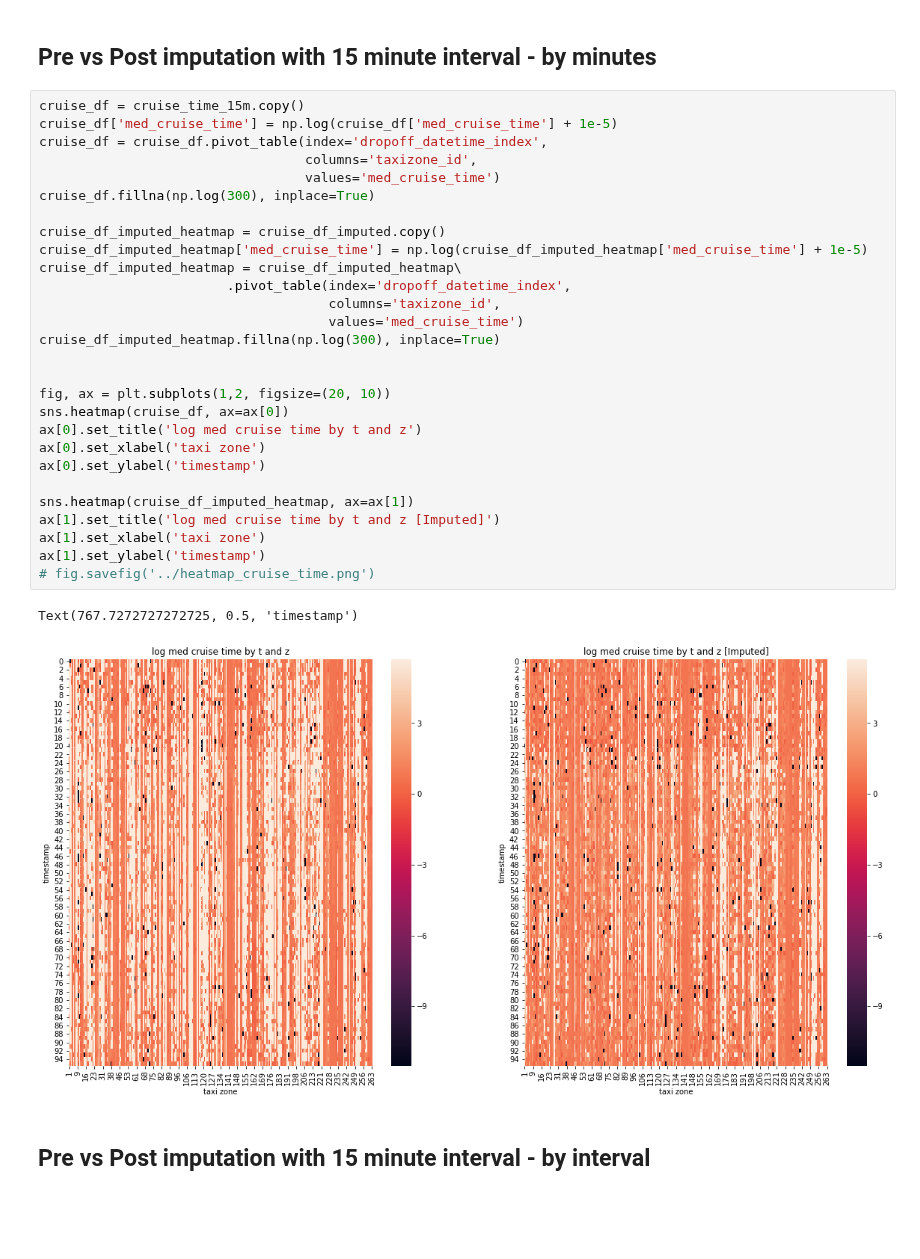
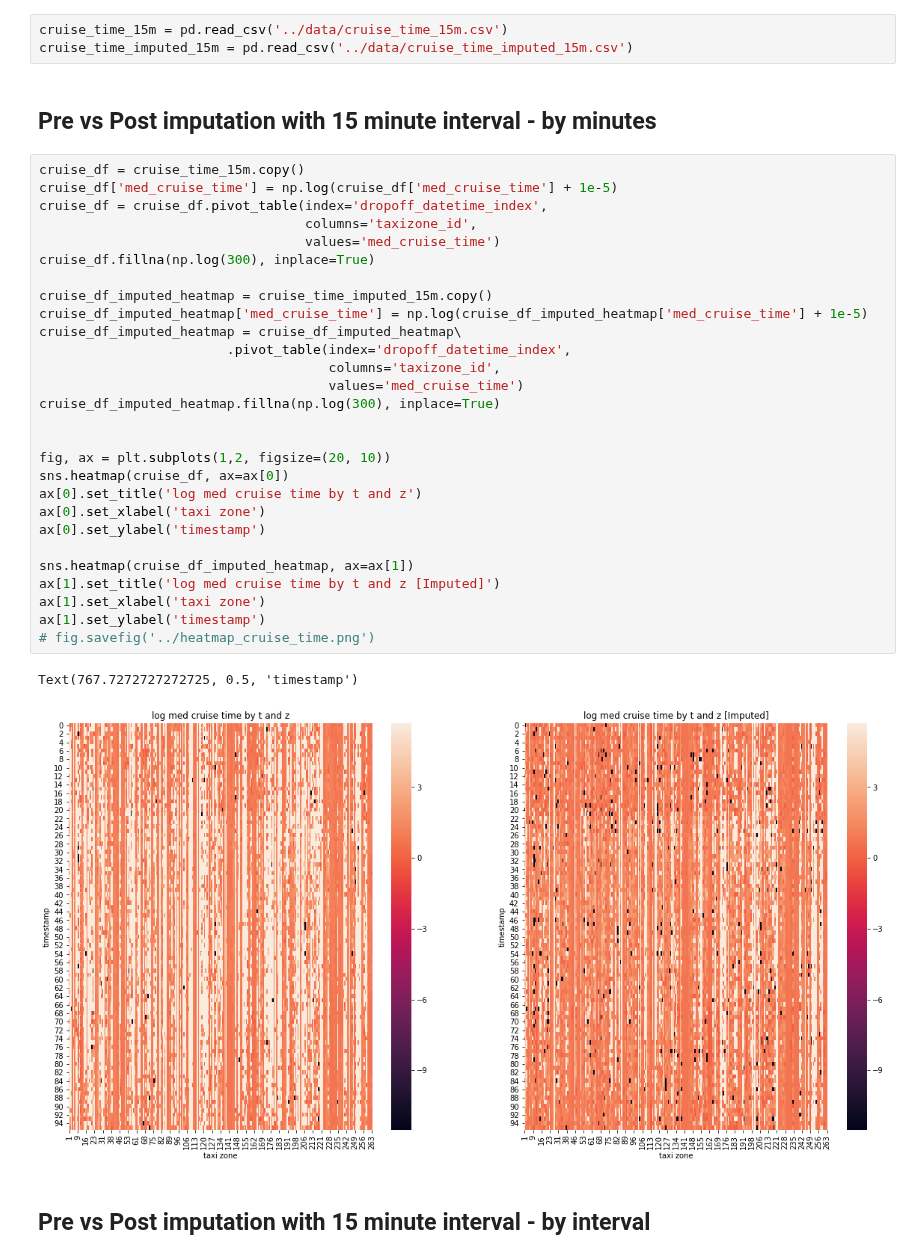
Before and after one commit to skyetim/didi-vehicle-repositioning-strategy, a Jupyter notebook: notebooks/EDA_cruise_time_adjacent_peek.ipynb, the cells around one changed output. Saved outputs shown, nothing was run; the diff lists cells and outputs as text; blank space fills up the shorter version.

```diff
--- a/notebooks/EDA_cruise_time_adjacent_peek.ipynb
+++ b/notebooks/EDA_cruise_time_adjacent_peek.ipynb
@@ -51,39 +51,42 @@ KeyError in the future, you can use .reindex() as an alternative.
 See the documentation here:
 https://pandas.pydata.org/pandas-docs/stable/user_guide/indexing.html#deprecate-loc-reindex-listlike
   return getattr(section, self.name)[new_key]
+# %%
+cruise_time_15m = pd.read_csv('../data/cruise_time_15m.csv')
+cruise_time_imputed_15m = pd.read_csv('../data/cruise_time_imputed_15m.csv')
 # %% [markdown]
 ## Pre vs Post imputation with 15 minute interval - by minutes
 # %%
 cruise_df = cruise_time_15m.copy()
 cruise_df['med_cruise_time'] = np.log(cruise_df['med_cruise_time'] + 1e-5)
 cruise_df = cruise_df.pivot_table(index='dropoff_datetime_index',
                                   columns='taxizone_id',
                                   values='med_cruise_time')
 cruise_df.fillna(np.log(300), inplace=True)
 
-cruise_df_imputed_heatmap = cruise_df_imputed.copy()
+cruise_df_imputed_heatmap = cruise_time_imputed_15m.copy()
 cruise_df_imputed_heatmap['med_cruise_time'] = np.log(cruise_df_imputed_heatmap['med_cruise_time'] + 1e-5)
 cruise_df_imputed_heatmap = cruise_df_imputed_heatmap\
                         .pivot_table(index='dropoff_datetime_index',
                                      columns='taxizone_id',
                                      values='med_cruise_time')
 cruise_df_imputed_heatmap.fillna(np.log(300), inplace=True)
 
 
 fig, ax = plt.subplots(1,2, figsize=(20, 10))
 sns.heatmap(cruise_df, ax=ax[0])
 ax[0].set_title('log med cruise time by t and z')
 ax[0].set_xlabel('taxi zone')
 ax[0].set_ylabel('timestamp')
 
 sns.heatmap(cruise_df_imputed_heatmap, ax=ax[1])
 ax[1].set_title('log med cruise time by t and z [Imputed]')
 ax[1].set_xlabel('taxi zone')
 ax[1].set_ylabel('timestamp')
 # fig.savefig('../heatmap_cruise_time.png')
 # %% [output]
 Text(767.7272727272725, 0.5, 'timestamp')
-[figure, old version]
+[figure, new version]
 # %% [markdown]
 ## Pre vs Post imputation with 15 minute interval - by interval
 # %%
```
Also changed, not shown: parts of 1 cell of this notebook, 1 other file.
